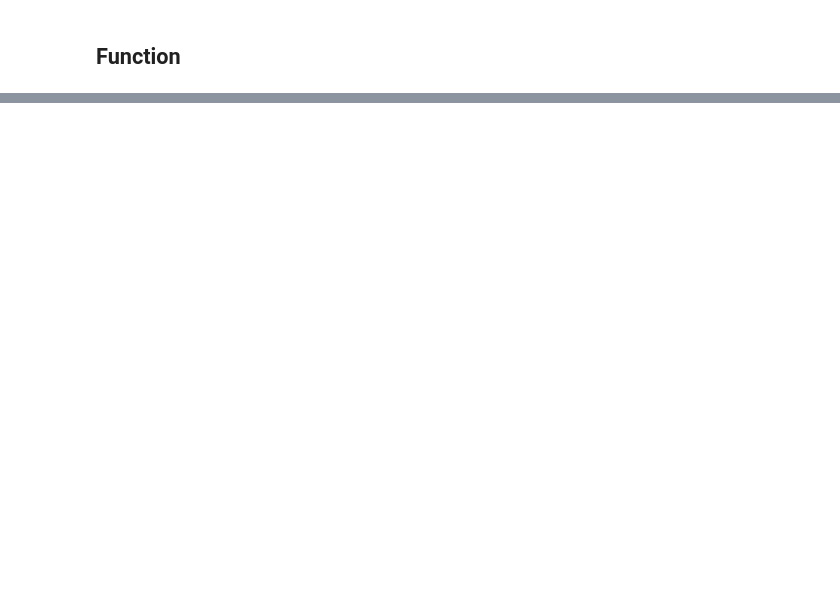
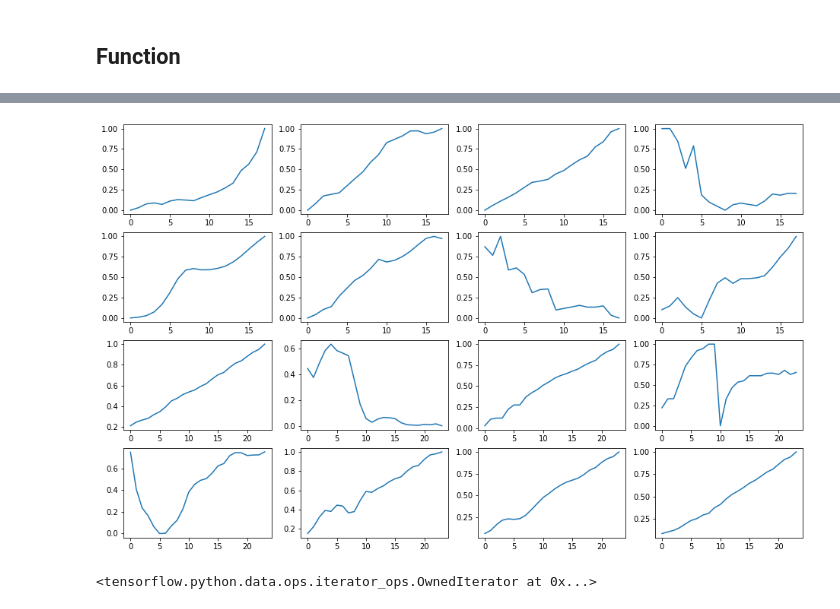
Before and after one commit to djib2011/forecasting-augmentation, a Jupyter notebook: experimentation/test_model_aug.ipynb, the cells around one changed output, grey strips where cells are left out. Cells and saved outputs as stored; diff of their text form; code cells hidden in the pictures; blank space fills up the shorter version.

```diff
--- a/experimentation/test_model_aug.ipynb
+++ b/experimentation/test_model_aug.ipynb
@@ -169,0 +207,18 @@ np.save('../data/foreaug__total_24__real_12__predby_6.npy', aug_dataset)
+# %%
+aug_dataset = make_augmented_dataset(model, data.__iter__(), total_horizon=24, individual_horizon=3, real_insample=12)
+# %%
+batch = data_it.__next__()
+
+ind = np.random.permutation(aug_dataset.shape[0])[:8]
+
+plt.figure(figsize=(16, 10))
+
+for i in range(8):
+    ax = plt.subplot(4, 4, i+1)
+    plt.plot(batch[0][i, :, 0])
+
+for i in range(8):
+    ax = plt.subplot(4, 4, i+9)
+    plt.plot(aug_dataset[ind[i], :, 0])
+# %% [output]
+[figure, added]
@@ -169,0 +227,4 @@ np.save('../data/foreaug__total_24__real_12__predby_6.npy', aug_dataset)
+# %%
+data_it
+# %% [output]
+<tensorflow.python.data.ops.iterator_ops.OwnedIterator at 0x...>
```
Also changed, not shown: parts of 21 cells of this notebook, 2 other files.
